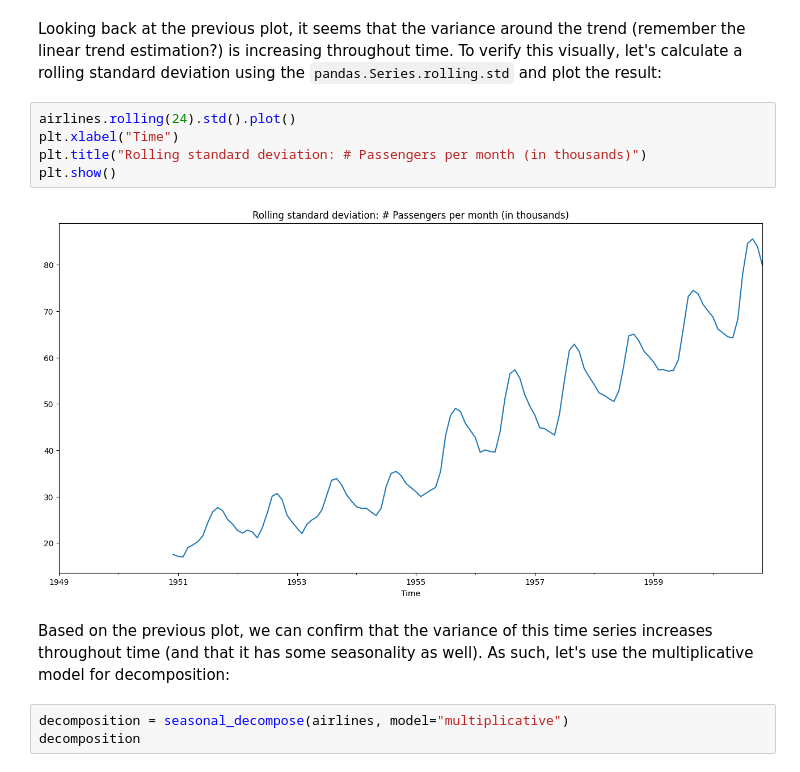
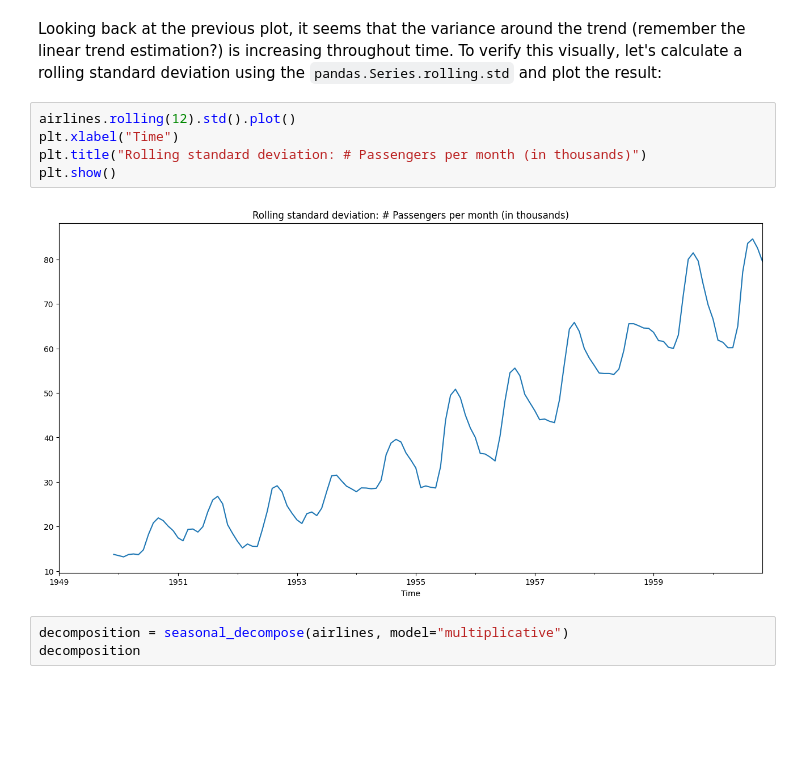
Before and after one commit to nosportugal/faast-data-science, a Jupyter notebook: courses/time_series/BLU05 - Classical Time Series Models/BLU05 - Learning Notebook - Part 1 of 3 - Time Series Components.ipynb, the cells around one changed output. Saved outputs shown, nothing was run; the diff lists cells and outputs as text; blank space fills up the shorter version.

Commit message:
👌 IMPROVE: Update rolling period

```diff
--- a/courses/time_series/BLU05 - Classical Time Series Models/BLU05 - Learning Notebook - Part 1 of 3 - Time Series Components.ipynb
+++ b/courses/time_series/BLU05 - Classical Time Series Models/BLU05 - Learning Notebook - Part 1 of 3 - Time Series Components.ipynb
@@ -62,14 +60,12 @@ We need to choose if we will use `model=additive` or `model=multiplicative`. In
 # %% [markdown]
 Looking back at the previous plot, it seems that the variance around the trend (remember the linear trend estimation?) is increasing throughout time. To verify this visually, let's calculate a rolling standard deviation using the `pandas.Series.rolling.std` and plot the result:
 # %%
-airlines.rolling(24).std().plot()
+airlines.rolling(12).std().plot()
 plt.xlabel("Time")
 plt.title("Rolling standard deviation: # Passengers per month (in thousands)")
 plt.show()
 # %% [output]
-[figure, old version]
+[figure, new version]
-# %% [markdown]
-Based on the previous plot, we can confirm that the variance of this time series increases throughout time (and that it has some seasonality as well). As such, let's use the multiplicative model for decomposition:
 # %%
 decomposition = seasonal_decompose(airlines, model="multiplicative")
 decomposition
```
Also changed, not shown: parts of 5 cells of this notebook.
